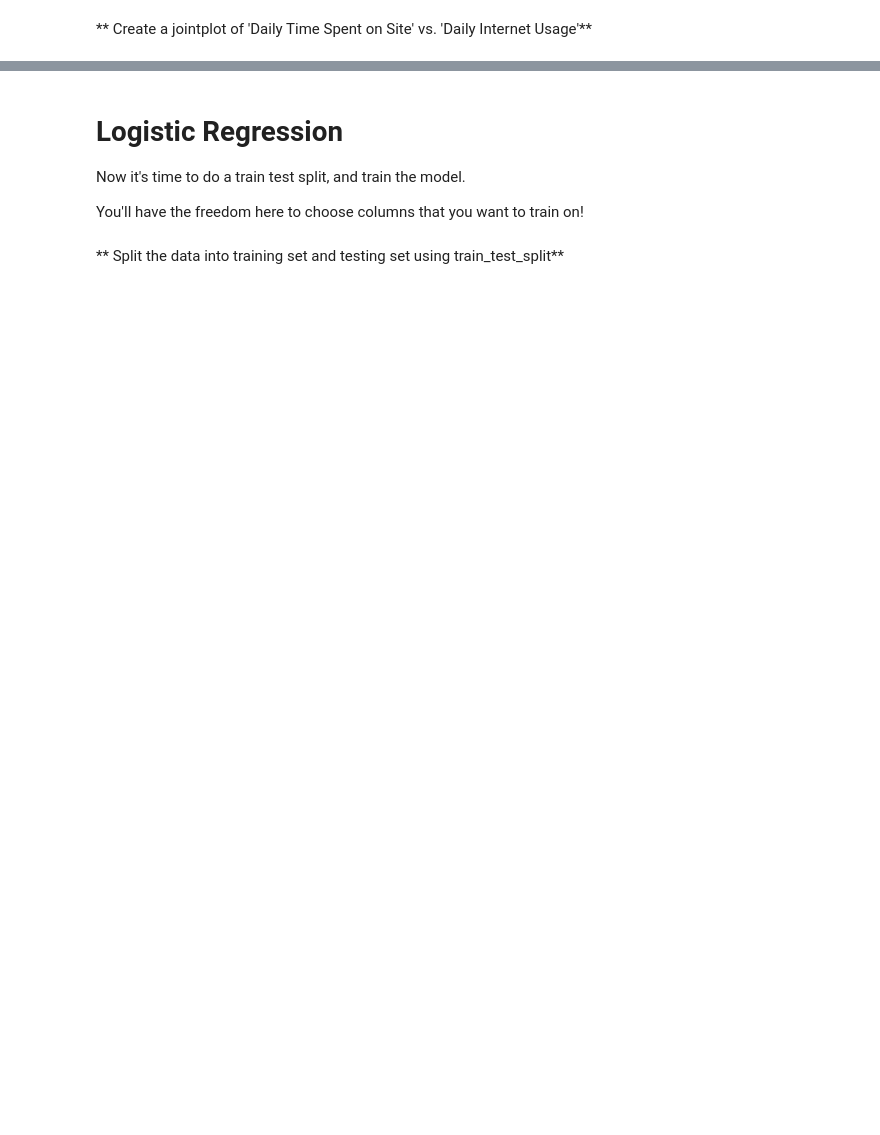
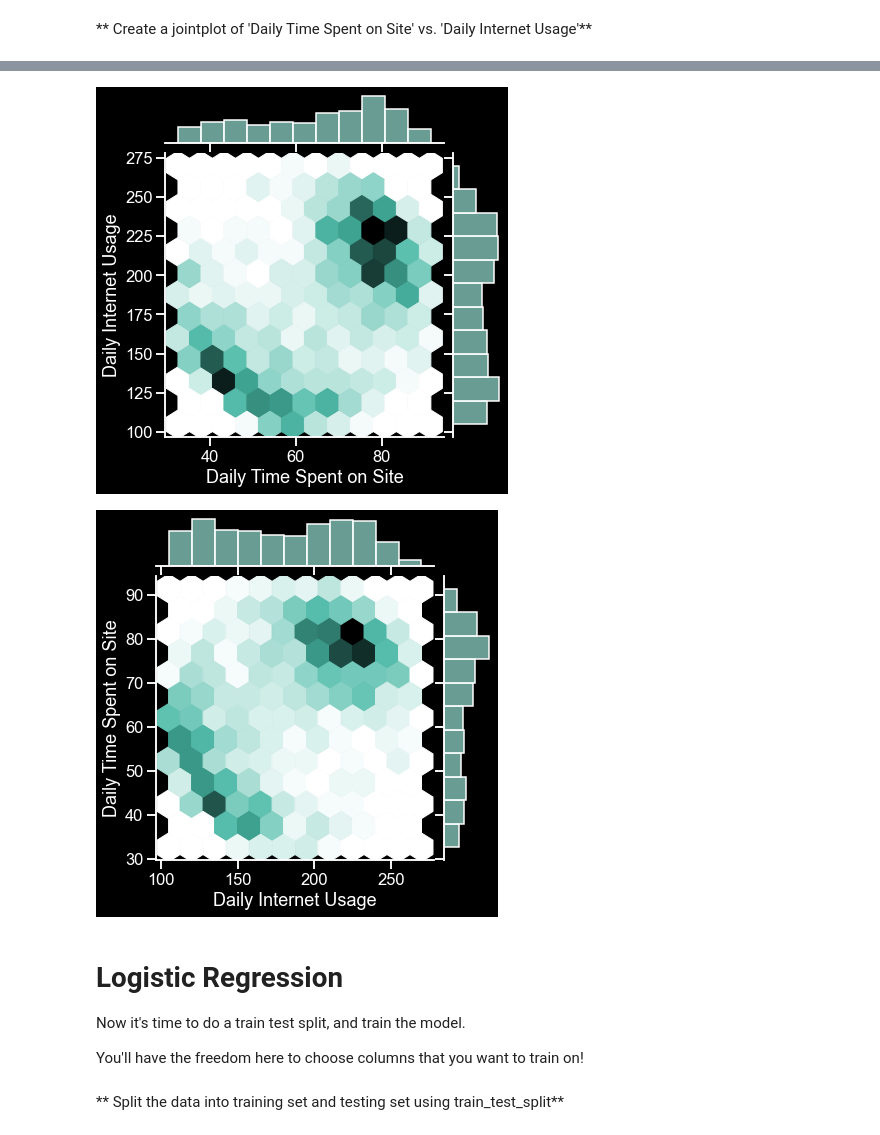
Before and after one commit to GiscardAniambossou/Track-B-Assignments, a Jupyter notebook: Unit 4 - Machine Learning and Modeling Techniques/Assignments/Machine_Learning_Logistic_Regression_Guided_Project.ipynb, the cells around one changed output, grey strips where cells are left out. Drawn from its saved outputs; the diff is of its cells as text; code cells hidden in the pictures; blank space fills up the shorter version.

```diff
--- a/Unit 4 - Machine Learning and Modeling Techniques/Assignments/Machine_Learning_Logistic_Regression_Guided_Project.ipynb
+++ b/Unit 4 - Machine Learning and Modeling Techniques/Assignments/Machine_Learning_Logistic_Regression_Guided_Project.ipynb
@@ -90,3 +109,20 @@ Try recreating the plots shown below!
+# %%
+jointplotareaincomeage = sns.jointplot(
+    data=ad,
+    x="Daily Time Spent on Site",
+    y='Daily Internet Usage',
+    kind="hex",
+)
+
+jointplotareaincomeage = sns.jointplot(
+    data=ad,
+    x="Daily Internet Usage",
+    y='Daily Time Spent on Site',
+    kind="hex",
+)
+# %% [output]
+[figure, added]
+[figure, added]
 # %% [markdown]
 # Logistic Regression
 
```
Also changed, not shown: parts of 11 cells of this notebook, 10 other files.
